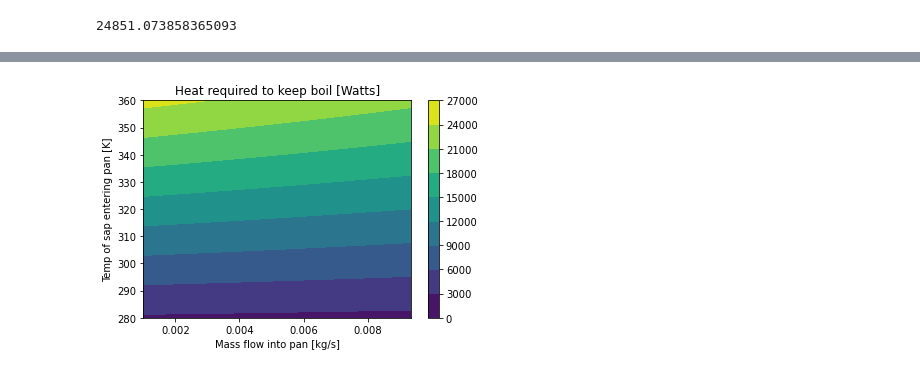
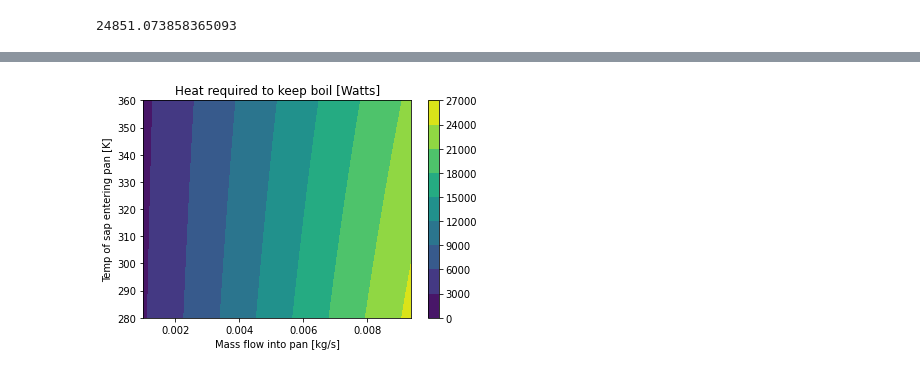
Before and after one commit to Tweir195/MapleSap, a Jupyter notebook: Evaporator2.ipynb, the cells around one changed output, grey strips where cells are left out. Saved outputs shown, nothing was run; the diff lists cells and outputs as text; code cells hidden in the pictures.

```diff
--- a/Evaporator2.ipynb
+++ b/Evaporator2.ipynb
@@ -65,13 +79,13 @@ for j in range(0, n):
 # print(results[2])
 # %%
 fig = plt.figure()
-cs= plt.contourf(mdots_,Tsapis_, result2)
+cs= plt.contourf(mdots,Tsapis, result2_)
 plt.xlabel('Mass flow into pan [kg/s]')
 plt.ylabel('Temp of sap entering pan [K]')
 plt.title('Heat required to keep boil [Watts]')
 fig.colorbar(cs)
 plt.show()
 # %% [output]
-[figure, old version]
+[figure, new version]
 # %%
 # globals().clear
```
Also changed, not shown: parts of 2 cells of this notebook.
